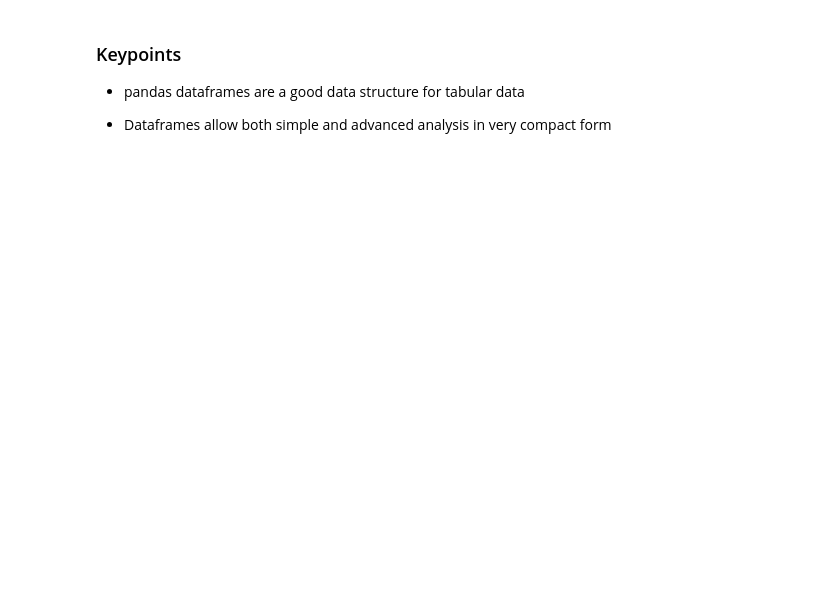
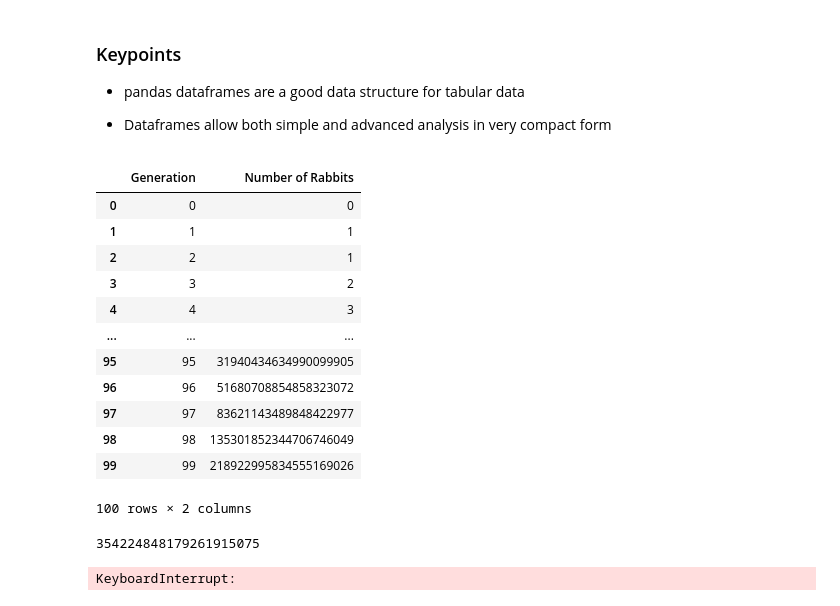
Before and after one commit to huiprobable/MATH473F23, a Jupyter notebook: Lectures/Lec03_pandas.ipynb, the cells around one changed output. Saved outputs shown, nothing was run; the diff lists cells and outputs as text; code cells hidden in the pictures; blank space fills up the shorter version.

```diff
--- a/Lectures/Lec03_pandas.ipynb
+++ b/Lectures/Lec03_pandas.ipynb
@@ -664,3 +690,23 @@ TypeError: Expected maxsize to be an integer or None
   *  pandas dataframes are a good data structure for tabular data
 
   *  Dataframes allow both simple and advanced analysis in very compact form
+# %%
+df
+# %% [output]
+|  | Generation | Number of Rabbits |
+| 0 | 0 | 0 |
+| 1 | 1 | 1 |
+| 2 | 2 | 1 |
+| 3 | 3 | 2 |
+| 4 | 4 | 3 |
+| ... | ... | ... |
+| 95 | 95 | 31940434634990099905 |
+| 96 | 96 | 51680708854858323072 |
+| 97 | 97 | 83621143489848422977 |
+| 98 | 98 | 135301852344706746049 |
+| 99 | 99 | 218922995834555169026 |
+100 rows × 2 columns
+# %%
+fib(100)
+# %% [output]
+354224848179261915075
@@ -666,0 +723,4 @@ TypeError: Expected maxsize to be an integer or None
+# %%
+fib2(50)
+# %% [output]
+KeyboardInterrupt:
```
Also changed, not shown: parts of 9 cells of this notebook, 3 other files.
